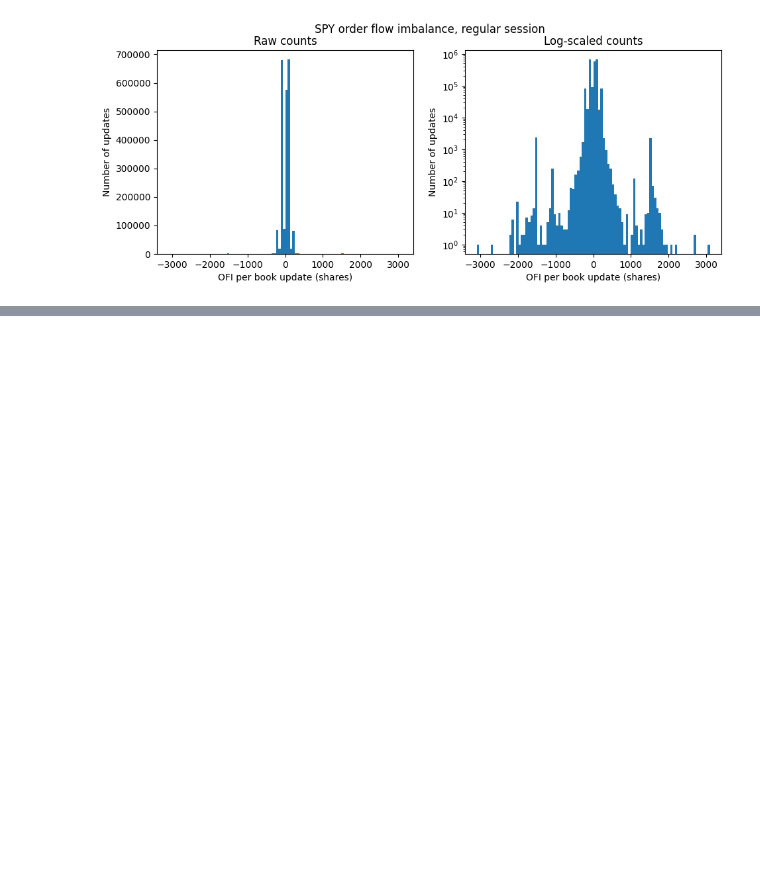
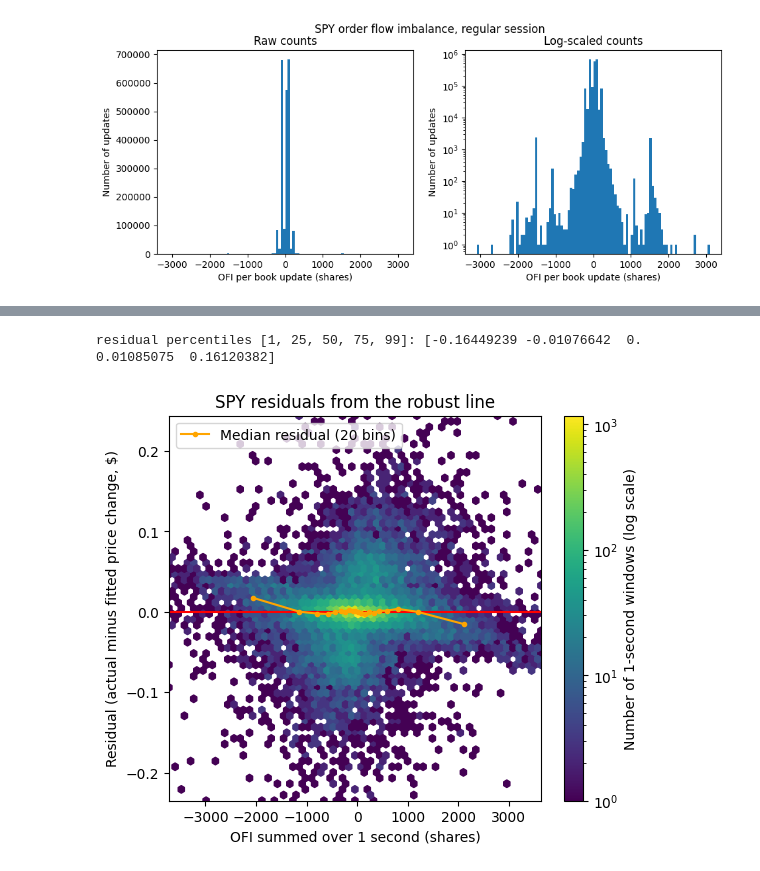
Before and after one commit to Varshareddy016/iex-order-flow-imbalance, a Jupyter notebook: notebooks/phase2_analysis.ipynb, the cells around one changed output, grey strips where cells are left out. Drawn from its saved outputs; the diff is of its cells as text; code cells hidden in the pictures; blank space fills up the shorter version.

```diff
--- a/notebooks/phase2_analysis.ipynb
+++ b/notebooks/phase2_analysis.ipynb
@@ -71,0 +273,26 @@ windows: 23340 | rank corr: 0.5919579131734685
+# %%
+resid = y2 - (s2 * x2 + i2)
+print("residual percentiles [1, 25, 50, 75, 99]:", np.percentile(resid, [1, 25, 50, 75, 99]))
+
+lr, hr = np.percentile(resid, [0.5, 99.5])
+fig, ax = plt.subplots(figsize=(6, 5))
+hb = ax.hexbin(x2, resid, gridsize=60, bins="log", extent=(lx, hx, lr, hr), mincnt=1)
+fig.colorbar(hb, label="Number of 1-second windows (log scale)")
+ax.axhline(0, color="red", lw=1.5)
+
+edges = np.quantile(x2, np.linspace(0, 1, 21))
+b = np.digitize(x2, edges[1:-1])
+ks = [k for k in range(20) if (b == k).any()]
+ax.plot([np.median(x2[b == k]) for k in ks], [np.median(resid[b == k]) for k in ks],
+        color="orange", marker="o", ms=3, label="Median residual (20 bins)")
+
+ax.set_xlim(lx, hx); ax.set_ylim(lr, hr)
+ax.set_xlabel("OFI summed over 1 second (shares)")
+ax.set_ylabel("Residual (actual minus fitted price change, $)")
+ax.set_title("SPY residuals from the robust line")
+ax.legend(loc="upper left")
+fig.savefig(ROOT / "figures" / "03_spy_ofi_residuals_1s.png", dpi=150, bbox_inches="tight")
+plt.show()
+# %% [output]
+residual percentiles [1, 25, 50, 75, 99]: [-0.16449239 -0.01076642  0.          0.01085075  0.16120382]
+[figure, added]
```
Also changed, not shown: parts of 13 cells of this notebook, 2 other files.
